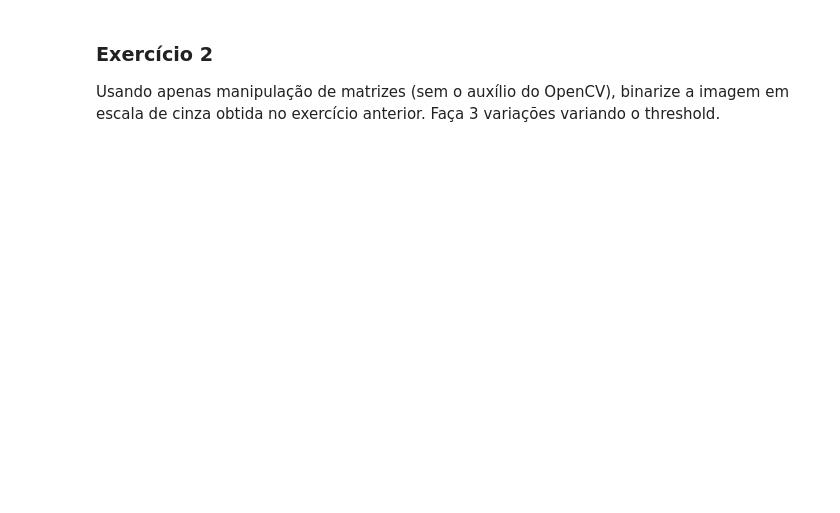
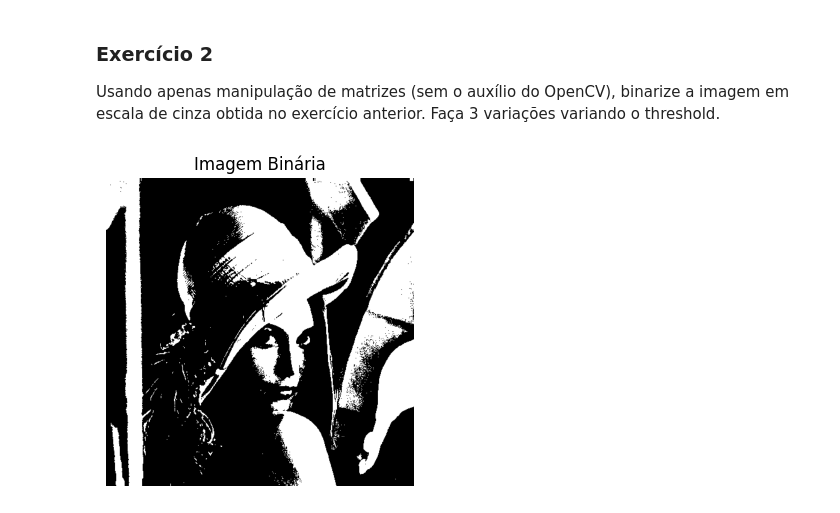
Before and after one commit to Mariacsouza95/clara_coder_python_turma58870, a Jupyter notebook: Part 1 - CNNs/01 - Intro CV.ipynb, the cells around one changed output. Drawn from its saved outputs; the diff is of its cells as text; code cells hidden in the pictures; blank space fills up the shorter version.

```diff
--- a/Part 1 - CNNs/01 - Intro CV.ipynb
+++ b/Part 1 - CNNs/01 - Intro CV.ipynb
@@ -222,3 +237,8 @@ Usando apenas manipulação de matrizes (sem o auxílio do OpenCV), converta a i
 # %% [markdown]
 ### Exercício 2
 Usando apenas manipulação de matrizes (sem o auxílio do OpenCV), binarize a imagem em escala de cinza obtida no exercício anterior. Faça 3 variações variando o threshold.
+# %%
+binary_image = 255 * (lenna_gray_convert > 150).astype(np.uint8)
+show_image(binary_image, title='Imagem Binária')
+# %% [output]
+[figure, added]
```
Also changed, not shown: parts of 4 cells of this notebook.
